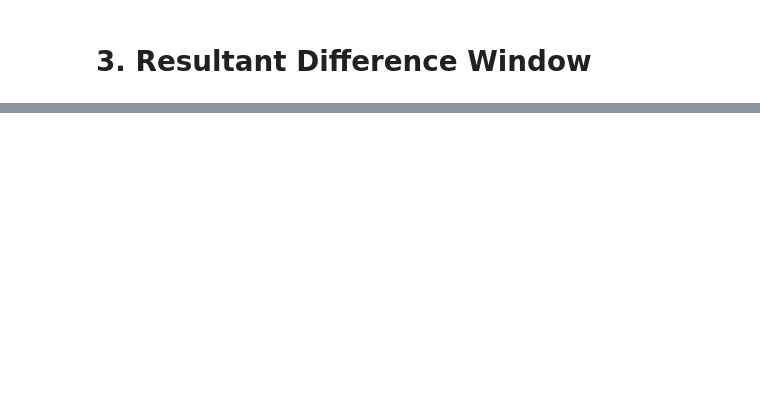
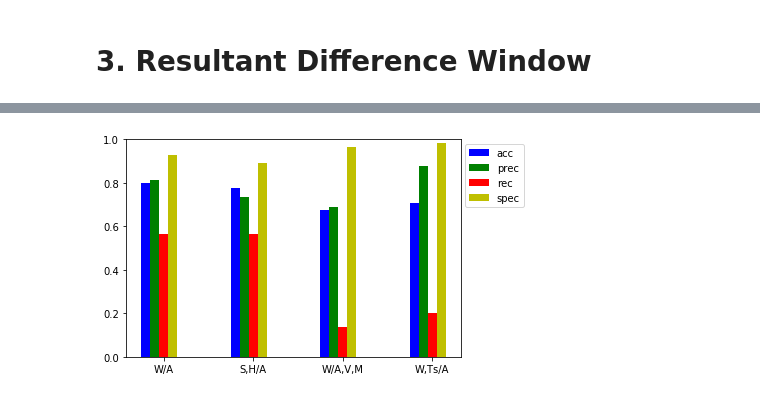
Before and after one commit to mdrmuhaimin/BigData2, a Jupyter notebook: code/Machine Learning/mlfull.ipynb, the cells around one changed output, grey strips where cells are left out. Cells and saved outputs as stored; diff of their text form; code cells hidden in the pictures; blank space fills up the shorter version.

```diff
--- a/code/Machine Learning/mlfull.ipynb
+++ b/code/Machine Learning/mlfull.ipynb
@@ -624,0 +782,10 @@ Specificity : 100.0
+# %%
+# Results for preprocessing 2 (dropping rows ) :
+accL = np.array([0.801,0.776,0.674,0.708])
+recL =  np.array([0.567,0.566,0.139,0.2])
+precL = np.array([0.813,0.737,0.688,0.879])
+specL = np.array([0.929,0.890,0.965,0.985])
+xticks = np.array(['W/A','S,H/A','W/A,V,M','W,Ts/A'])
+plotRes(accL,recL,precL,specL,xticks)
+# %% [output]
+[figure, added]
```
Also changed, not shown: parts of 43 cells of this notebook, 3 other files.
